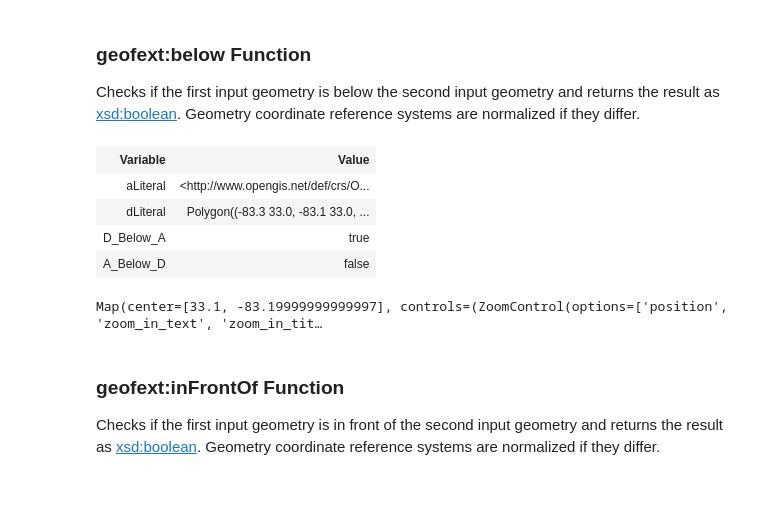
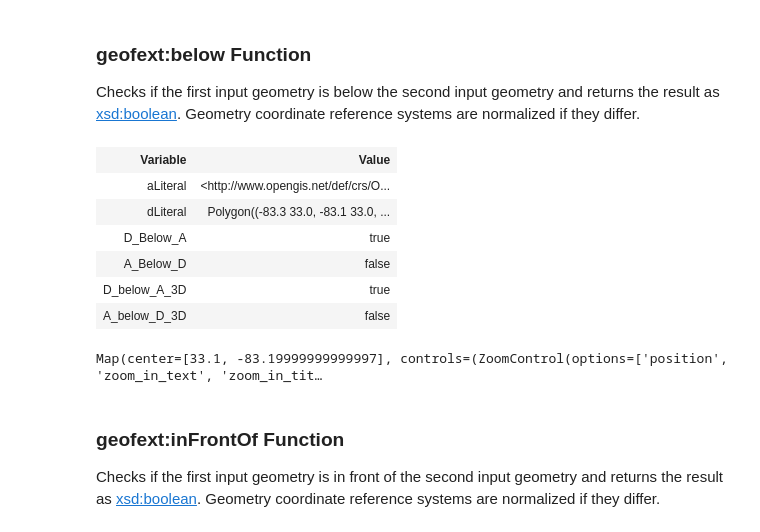
Before and after one commit to situx/rdflib-geosparql, a Jupyter notebook: GeoSPARQLExt.ipynb, the cells around one changed output. Cells and saved outputs as stored; diff of their text form; code cells hidden in the pictures; blank space fills up the shorter version.

```diff
--- a/GeoSPARQLExt.ipynb
+++ b/GeoSPARQLExt.ipynb
@@ -28,7 +6,7 @@ Total: 94 functions
 ## Installing requirements
 # %%
 !pip install -r requirements.txt --break-system-packages
-!pip install ipyleaflet pyvista trame --break-system-packages
+!pip install ipyleaflet pyvista --break-system-packages
 !jupyter labextension install jupyter-leaflet
 
 import rdflib
@@ -49,6 +27,10 @@ from geosparql.geosparql_aggregates import processLiteralTypeToGeom
 from IPython.display import display, HTML
 import ipywidgets as W
 from ipyleaflet import Map, WKTLayer, GeoJSON, FullScreenControl, LayersControl, Popup#, Tooltip
+from geosparql.geosparql import geosparql13
+
+print("Total: "+str(len(geosparql13))+" functions")
+
 
 mapcenter=(34.1,-83.2)
 zoomlevel=10
@@ -129,16 +111,17 @@ def processQueryResults(qres,rows=[],lmap=None,rows3d=[]):
         if qres is not None and len(qres.bindings)>0:
             resultlist=[{str(k): v for k, v in i.items()} for i in qres.bindings]
             for rw in rows3d:
-                print(resultlist)
-                if rw in resultlist:
-                    tm = trimesh.load(BytesIO(resultlist[rw]), file_type="ply")
-                    # Convert Trimesh -> PyVista
-                    mesh = pv.wrap(tm)
-                    mesh.plot(notebook=True)
-                    #mesh = pv.read("model.ply")
-                    #plotter = pv.Plotter(notebook=True)
-                    #plotter.add_mesh(mesh)
-                    #plotter.show()
+                for res in resultlist:
+                    if rw in res:
+                        tm = trimesh.load(BytesIO(str(res[rw]).encode()), file_type=rw)
+                        # Convert Trimesh -> PyVista
+                        mesh = pv.wrap(tm)
+                        mesh.plot(notebook=True)
+                        tm.show()
+                        #mesh = pv.read("model.ply")
+                        #plotter = pv.Plotter(notebook=True)
+                        #plotter.add_mesh(mesh)
+                        #plotter.show()
     return lmap
 
 g=Graph()
@@ -419,25 +422,31 @@ Checks if the first input geometry is below the second input geometry and return
 # %%
 processQueryResults(g.query(
 """
 PREFIX my: <http://example.org/ApplicationSchema#>
 PREFIX geo: <"""+str(GEO)+""">
 PREFIX geof: <"""+str(GEOFEXT)+""">
 PREFIX xsd: <http://www.w3.org/2001/XMLSchema#>
-SELECT ?aLiteral ?dLiteral (xsd:boolean(?beloww) as ?D_Below_A) (xsd:boolean(?nbeloww) as ?A_Below_D)
+SELECT ?aLiteral ?dLiteral (xsd:boolean(?beloww) as ?D_Below_A) (xsd:boolean(?nbeloww) as ?A_Below_D) (xsd:boolean(?beloww3d) as ?D_below_A_3D) (xsd:boolean(?nbeloww3d) as ?A_below_D_3D)
 WHERE {
   my:A geo:hasDefaultGeometry ?aGeom .
   ?aGeom geo:asWKT ?aLiteral .
   BIND("Polygon((-83.3 33.0, -83.1 33.0, -83.1 33.2, -83.3 33.2, -83.3 33.0))"^^geo:wktLiteral AS ?dLiteral)
+  BIND("Polygon Z ((-83.3 33.0 5.0, -83.1 33.0 5.0, -83.1 33.2 5.0, -83.3 33.2 5.0, -83.3 33.0 5.0))"^^geo:wktLiteral AS ?dLiteral3d)
+  BIND("Polygon Z ((-83.6 34.1 10.0, -83.2 34.1 4.5, -83.2 34.5 4.5, -83.6 34.5 10.0, -83.6 34.1 10.0))"^^geo:wktLiteral AS ?aLiteral3d)
   BIND (geof:below(?aLiteral, ?dLiteral) as ?nbeloww)
   BIND (geof:below(?dLiteral, ?aLiteral) as ?beloww)
+  BIND (geof:below(?aLiteral3d, ?dLiteral3d) as ?nbeloww3d)
+  BIND (geof:below(?dLiteral3d, ?aLiteral3d) as ?beloww3d)
 }
 """),["aLiteral","dLiteral"],None)
 # %% [output]
 | Variable | Value |
 | aLiteral | <http://www.opengis.net/def/crs/O... |
 | dLiteral | Polygon((-83.3 33.0, -83.1 33.0, ... |
 | D_Below_A | true |
 | A_Below_D | false |
+| D_below_A_3D | true |
+| A_below_D_3D | false |
 Map(center=[33.1, -83.19999999999997], controls=(ZoomControl(options=['position', 'zoom_in_text', 'zoom_in_tit…
 # %% [markdown]
 ### geofext:inFrontOf Function
```
Also changed, not shown: parts of 37 cells of this notebook, 3 other files.
